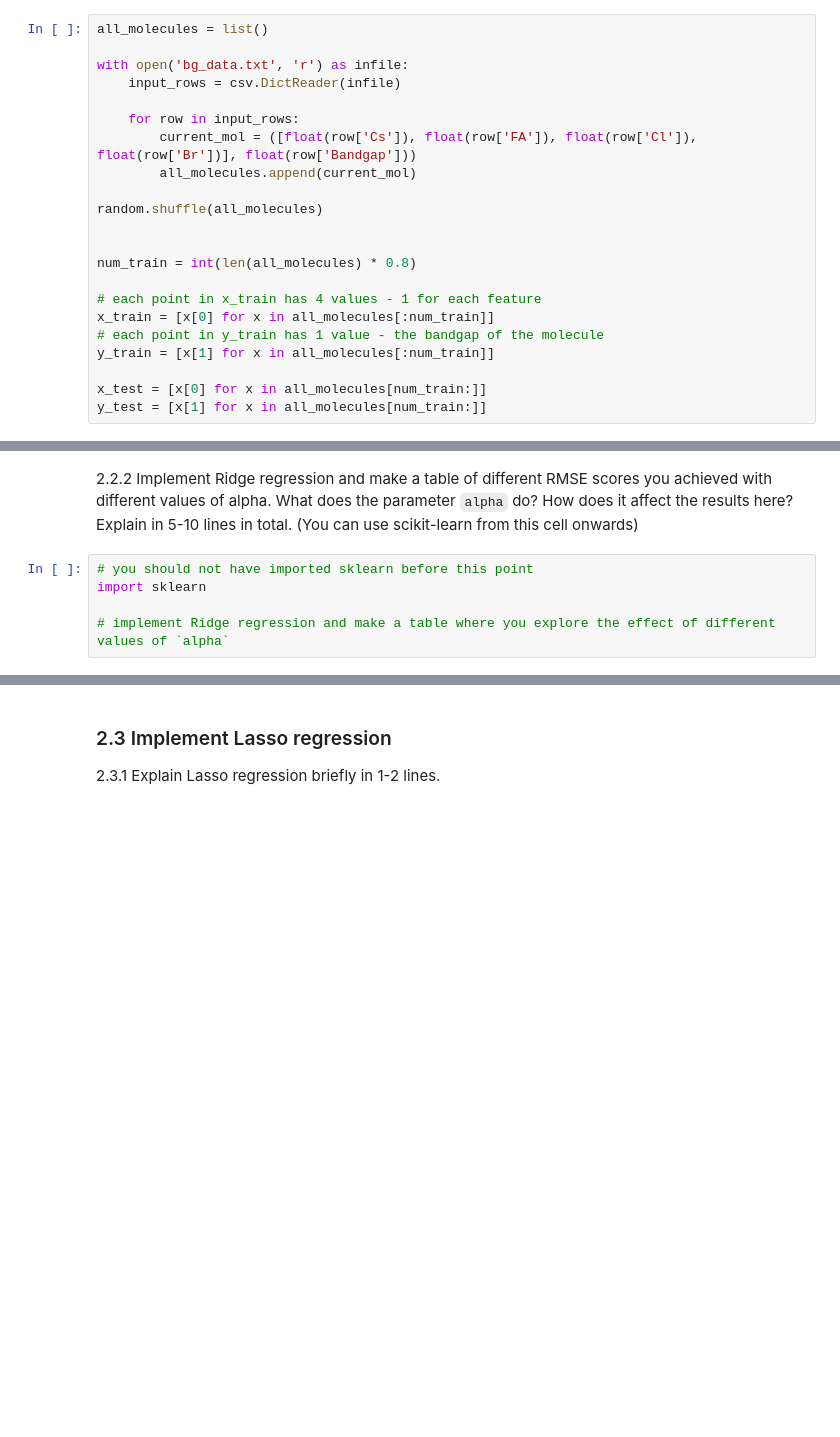
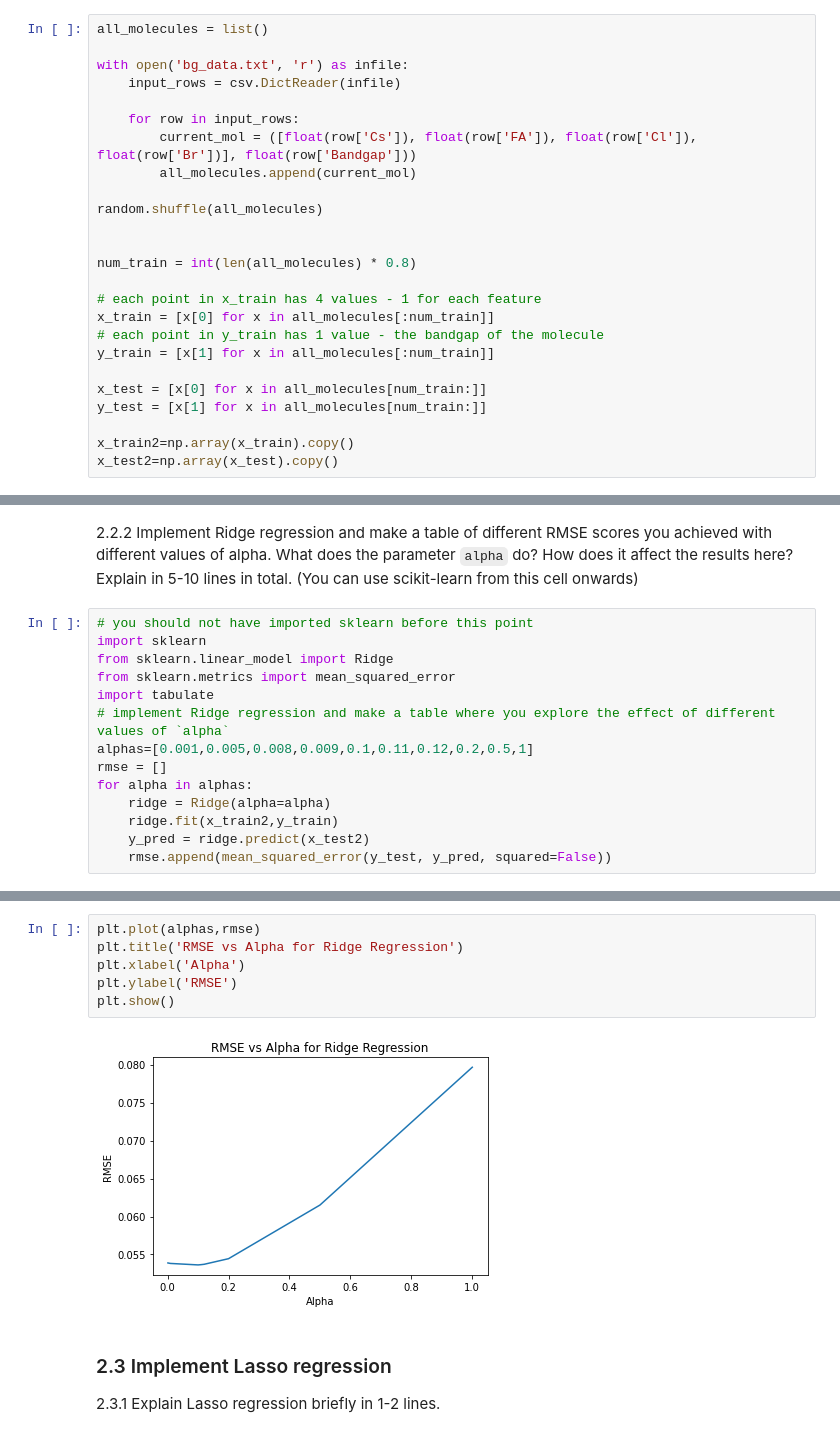
Before and after one commit to Architjain128/SMAI, a Jupyter notebook: Assignment2/rollnumber_Assignment2_Q2.ipynb, the cells around one changed output, grey strips where cells are left out. Cells and saved outputs as stored; diff of their text form; blank space fills up the shorter version.

```diff
--- a/Assignment2/rollnumber_Assignment2_Q2.ipynb
+++ b/Assignment2/rollnumber_Assignment2_Q2.ipynb
@@ -44,6 +44,9 @@ y_train = [x[1] for x in all_molecules[:num_train]]
 
 x_test = [x[0] for x in all_molecules[num_train:]]
 y_test = [x[1] for x in all_molecules[num_train:]]
+
+x_train2=np.array(x_train).copy()
+x_test2=np.array(x_test).copy()
 # %% [markdown]
 ### 2.1 Implement a Linear Regression model that minimizes the MSE **without using any libraries**. You may use NumPy to vectorize your code, but *do not use numpy.polyfit* or anything similar.
 
@@ -161,5 +166,14 @@ plt.show()
 # %%
 # you should not have imported sklearn before this point
 import sklearn
-
+from sklearn.linear_model import Ridge
+from sklearn.metrics import mean_squared_error
+import tabulate
 # implement Ridge regression and make a table where you explore the effect of different values of `alpha`
+alphas=[0.001,0.005,0.008,0.009,0.1,0.11,0.12,0.2,0.5,1]
+rmse = []
+for alpha in alphas:
+    ridge = Ridge(alpha=alpha)
+    ridge.fit(x_train2,y_train)
+    y_pred = ridge.predict(x_test2)
+    rmse.append(mean_squared_error(y_test, y_pred, squared=False))
@@ -166,3 +189,11 @@ import sklearn
+# %%
+plt.plot(alphas,rmse)
+plt.title('RMSE vs Alpha for Ridge Regression')
+plt.xlabel('Alpha')
+plt.ylabel('RMSE')
+plt.show()
+# %% [output]
+[figure, added]
 # %% [markdown]
 ### 2.3 Implement Lasso regression
 2.3.1 Explain Lasso regression briefly in 1-2 lines.
```
Also changed, not shown: parts of 5 cells of this notebook, 1 other file.
